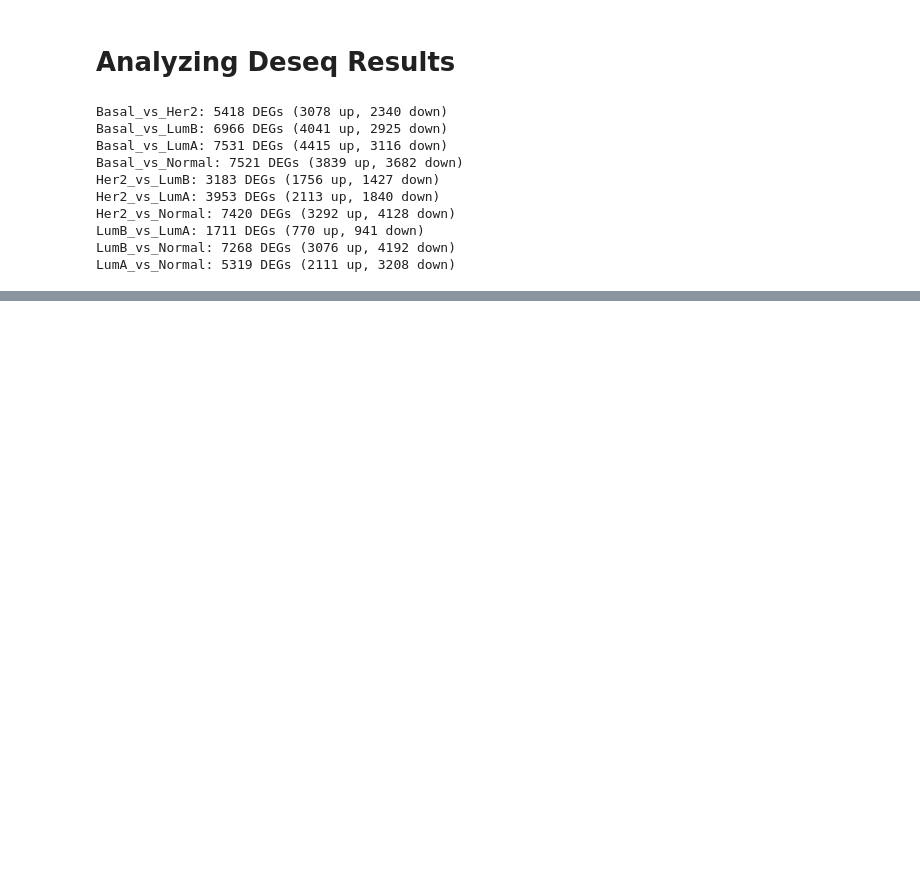
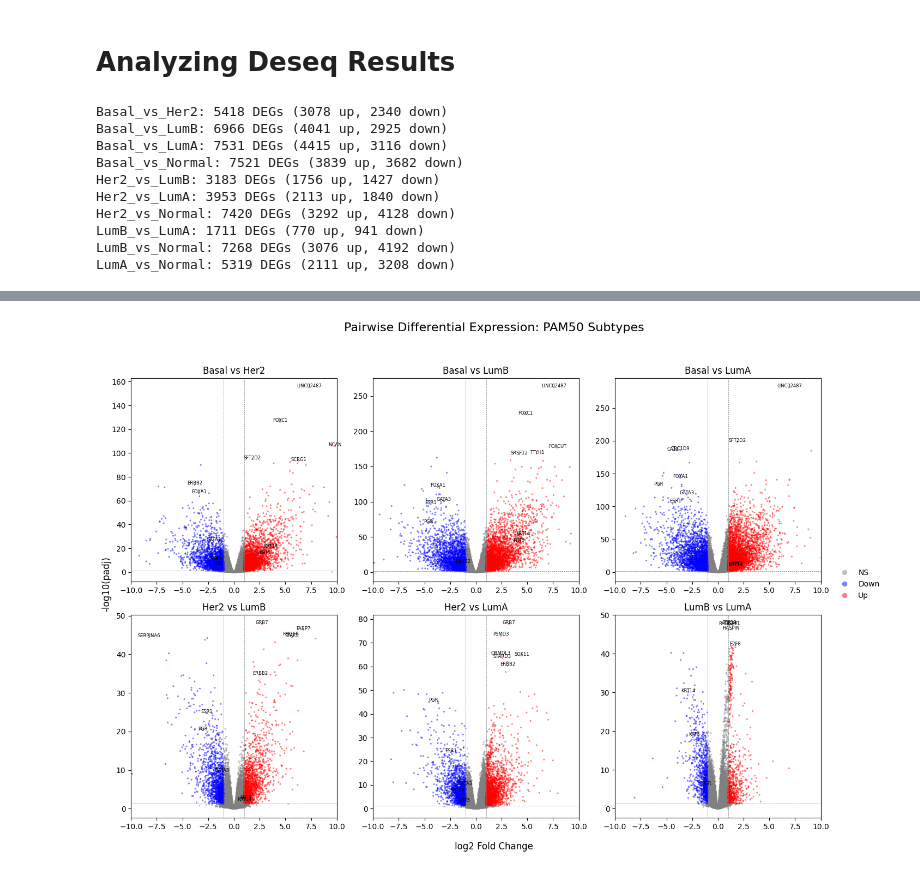
Before and after one commit to nshaw928/bioinformatics-project, a Jupyter notebook: notebooks/03_differential_expression.ipynb, the cells around one changed output, grey strips where cells are left out. Cells and saved outputs as stored; diff of their text form; code cells hidden in the pictures; blank space fills up the shorter version.

```diff
--- a/notebooks/03_differential_expression.ipynb
+++ b/notebooks/03_differential_expression.ipynb
@@ -407,3 +462,0 @@ Input sequence provided is already in string format. No operation performed
-# %%
-for name, df in results.items():
-    df['symbol'] = df.index.map(gene_map)
@@ -429,0 +463,8 @@ results['Basal_vs_LumA'].sort_values('padj').head(20)[['symbol', 'log2FoldChange
+# %%
+# Add symbols to all result dfs
+for name, df in results.items():
+    df['symbol'] = df_genes['symbol']
+
+markers = ['ESR1', 'PGR', 'ERBB2', 'KRT5', 'KRT14', 'KRT17', 'FOXA1', 'GATA3']
+df = results['Basal_vs_LumA']
+df[df['symbol'].isin(markers)][['symbol', 'log2FoldChange', 'padj']].sort_values('padj')
@@ -429,0 +481,34 @@ results['Basal_vs_LumA'].sort_values('padj').head(20)[['symbol', 'log2FoldChange
+# %%
+def get_labels(df, n_top=5, known_markers=None):
+    if known_markers is None:
+        known_markers = ['ESR1', 'PGR', 'ERBB2', 'KRT5', 'KRT14', 'FOXA1', 'GATA3']
+
+    sig = df[(df['padj'] < 0.05) & (df['log2FoldChange'].abs() > 1)]
+
+    # Top N most significant
+    top_genes = set(sig.sort_values('padj').head(n_top)['symbol'].dropna())
+
+    # Known markers that are significant in this comparison
+    known_sig = set(sig[sig['symbol'].isin(known_markers)]['symbol'].dropna())
+
+    # Combine without duplicates
+    return top_genes | known_sig
+# %%
+known_markers = ['ESR1', 'PGR', 'ERBB2', 'KRT5', 'KRT14', 'FOXA1', 'GATA3']
+
+# Subtype comparisons with point labels
+fig, axes = plt.subplots(2, 3, figsize=(15, 10))
+axes = axes.flatten()
+for idx, (name, df) in enumerate(subtype_comparisons.items()):
+    labels = get_labels(df, n_top=5, known_markers=known_markers)
+    volcano_plot(df, name.replace('_', ' '), axes[idx], labels=labels)
+
+handles, labels_legend = axes[0].get_legend_handles_labels()
+fig.legend(handles, labels_legend, loc='center right', bbox_to_anchor=(0.98, 0.5), markerscale=3, frameon=False)
+fig.suptitle('Pairwise Differential Expression: PAM50 Subtypes', fontsize=16)
+fig.supxlabel('log2 Fold Change')
+fig.supylabel('-log10(padj)')
+plt.tight_layout(rect=[0, 0, 0.92, 0.95])
+fig.savefig(f'{OUTPUT_PATH}/subtype_volcano_plots_labeled.png', dpi=150, bbox_inches='tight')
+# %% [output]
+[figure, added]
```
Also changed, not shown: parts of 20 cells of this notebook, 12 other files.
